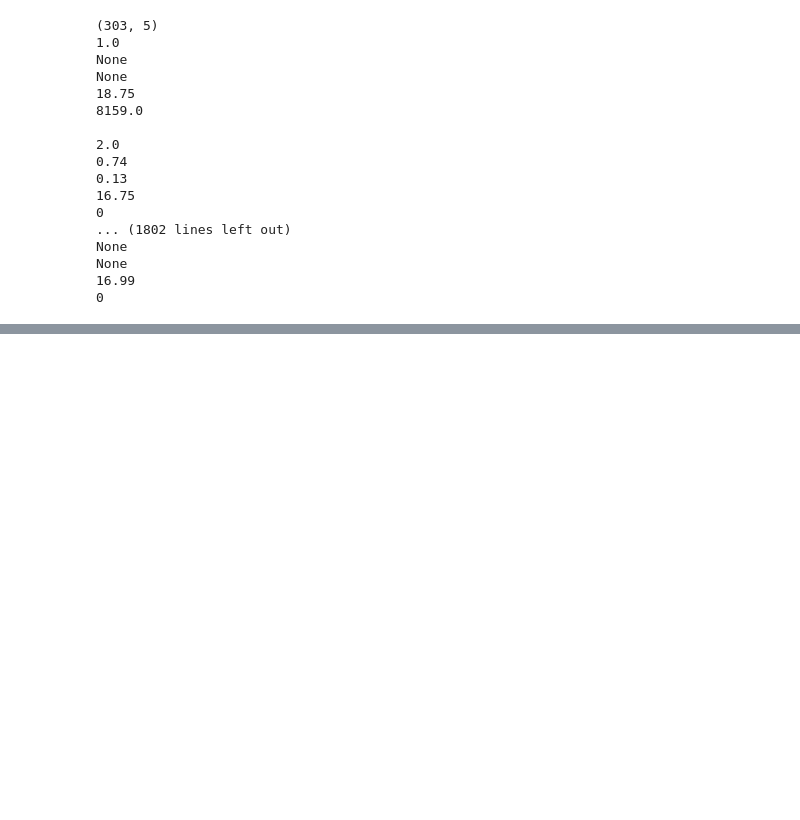
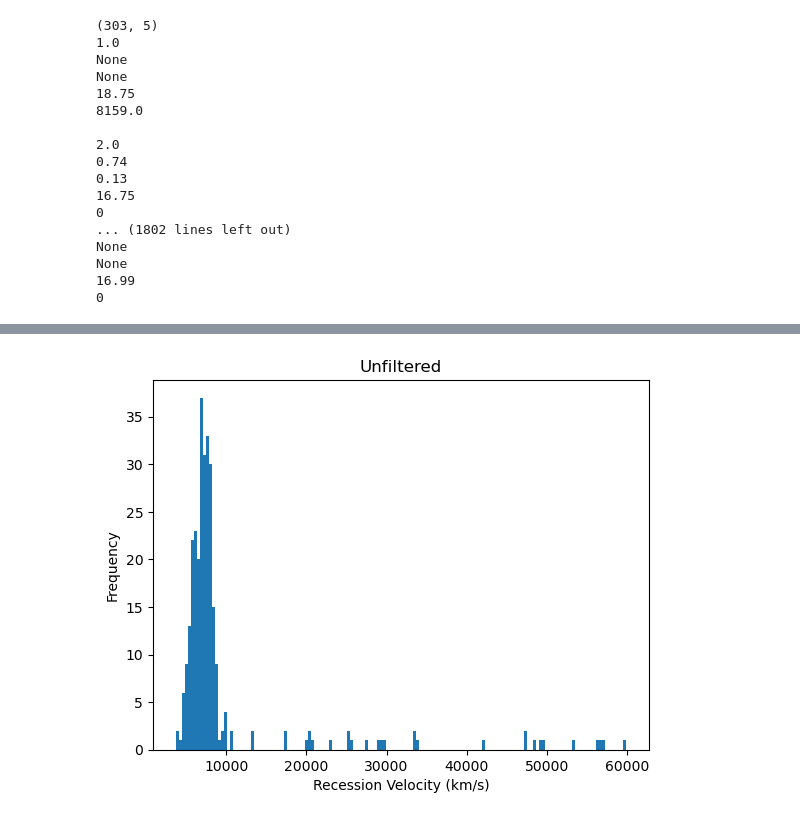
Before and after one commit to HerveSV/UNI_numerique, a Jupyter notebook: L2/S4/astro_proj1/coma_proj.ipynb, the cells around one changed output, grey strips where cells are left out. Cells and saved outputs as stored; diff of their text form; code cells hidden in the pictures; blank space fills up the shorter version.

```diff
--- a/L2/S4/astro_proj1/coma_proj.ipynb
+++ b/L2/S4/astro_proj1/coma_proj.ipynb
@@ -135,0 +128,20 @@ print(np.transpose(data))
+# %%
+print(data[0][indices["Vhelio"]])
+print(np.transpose(data))
+
+#indices = {"NUM": 0, "logD25": 1, "logR25": 2, "BT": 3, "Vhelio": 4}
+NUM, logD25, logR25, BT_mag, Vhelio = np.transpose(data)
+# VHelio values at 0 should aren't real, should be None
+
+Vhelio_valid = []
+BT_prevalid = []
+for i in range(len(Vhelio)):
+    if Vhelio[i] == 0:
+        Vhelio[i] = None
+        continue
+    # only consider recession velocity and magnitude data, if recession velocity for galaxy
+    # is given. Otherwise we can't even determine if they are part of the cluster
+    Vhelio_valid.append(Vhelio[i])
+    BT_prevalid.append(BT_mag[i])
+
+print(Vhelio)
@@ -135,0 +170,12 @@ print(np.transpose(data))
+# %%
+
+
+plt.hist(Vhelio_valid, bins = 150)
+plt.xlabel("Recession Velocity (km/s)")
+plt.ylabel("Frequency")
+plt.title("Unfiltered")
+
+plt.savefig("figs/identify_0.png")
+plt.show()
+# %% [output]
+[figure, added]
```
Also changed, not shown: parts of 23 cells of this notebook, 12 other files.
